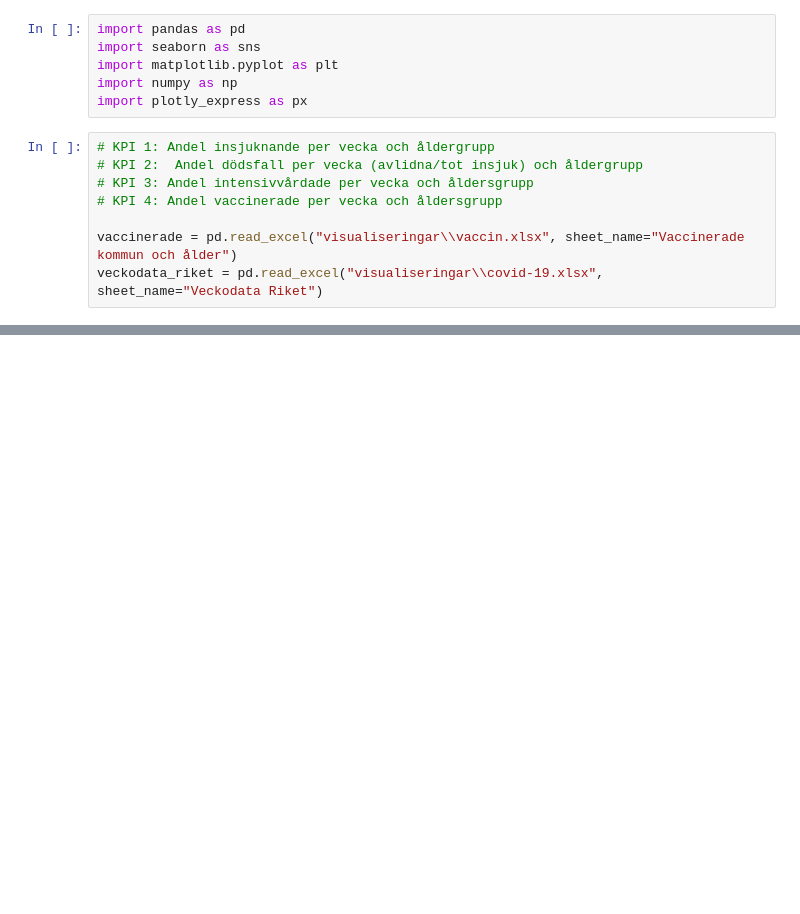
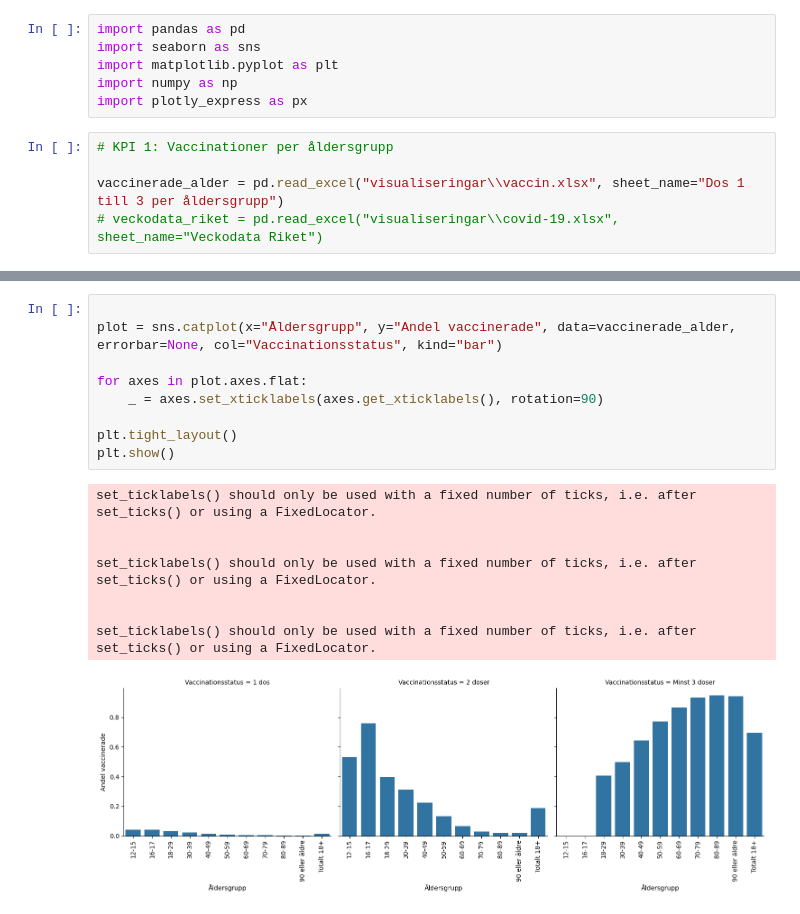
Before and after one commit to yomo001/databehandling-YOUNIS-MOUSSAVI, a Jupyter notebook: Laboration/lab1_uppgift3.ipynb, the cells around one changed output, grey strips where cells are left out. Cells and saved outputs as stored; diff of their text form; blank space fills up the shorter version.

```diff
--- a/Laboration/lab1_uppgift3.ipynb
+++ b/Laboration/lab1_uppgift3.ipynb
@@ -5,10 +5,7 @@ import matplotlib.pyplot as plt
 import numpy as np
 import plotly_express as px
 # %%
-# KPI 1: Andel insjuknande per vecka och åldergrupp
-# KPI 2:  Andel dödsfall per vecka (avlidna/tot insjuk) och åldergrupp
-# KPI 3: Andel intensivvårdade per vecka och åldersgrupp
-# KPI 4: Andel vaccinerade per vecka och åldersgrupp
+# KPI 1: Vaccinationer per åldersgrupp
 
-vaccinerade = pd.read_excel("visualiseringar\\vaccin.xlsx", sheet_name="Vaccinerade kommun och ålder")
-veckodata_riket = pd.read_excel("visualiseringar\\covid-19.xlsx", sheet_name="Veckodata Riket")
+vaccinerade_alder = pd.read_excel("visualiseringar\\vaccin.xlsx", sheet_name="Dos 1 till 3 per åldersgrupp")
+# veckodata_riket = pd.read_excel("visualiseringar\\covid-19.xlsx", sheet_name="Veckodata Riket")
@@ -30,0 +23,18 @@ display(veckodata_riket.head())
+# %%
+
+plot = sns.catplot(x="Åldersgrupp", y="Andel vaccinerade", data=vaccinerade_alder, errorbar=None, col="Vaccinationsstatus", kind="bar")
+
+for axes in plot.axes.flat:
+    _ = axes.set_xticklabels(axes.get_xticklabels(), rotation=90)
+
+plt.tight_layout()
+plt.show()
+# %% [output]
+set_ticklabels() should only be used with a fixed number of ticks, i.e. after set_ticks() or using a FixedLocator.
+
+
+set_ticklabels() should only be used with a fixed number of ticks, i.e. after set_ticks() or using a FixedLocator.
+
+
+set_ticklabels() should only be used with a fixed number of ticks, i.e. after set_ticks() or using a FixedLocator.
+[figure, added]
```
Also changed, not shown: parts of 12 cells of this notebook.
